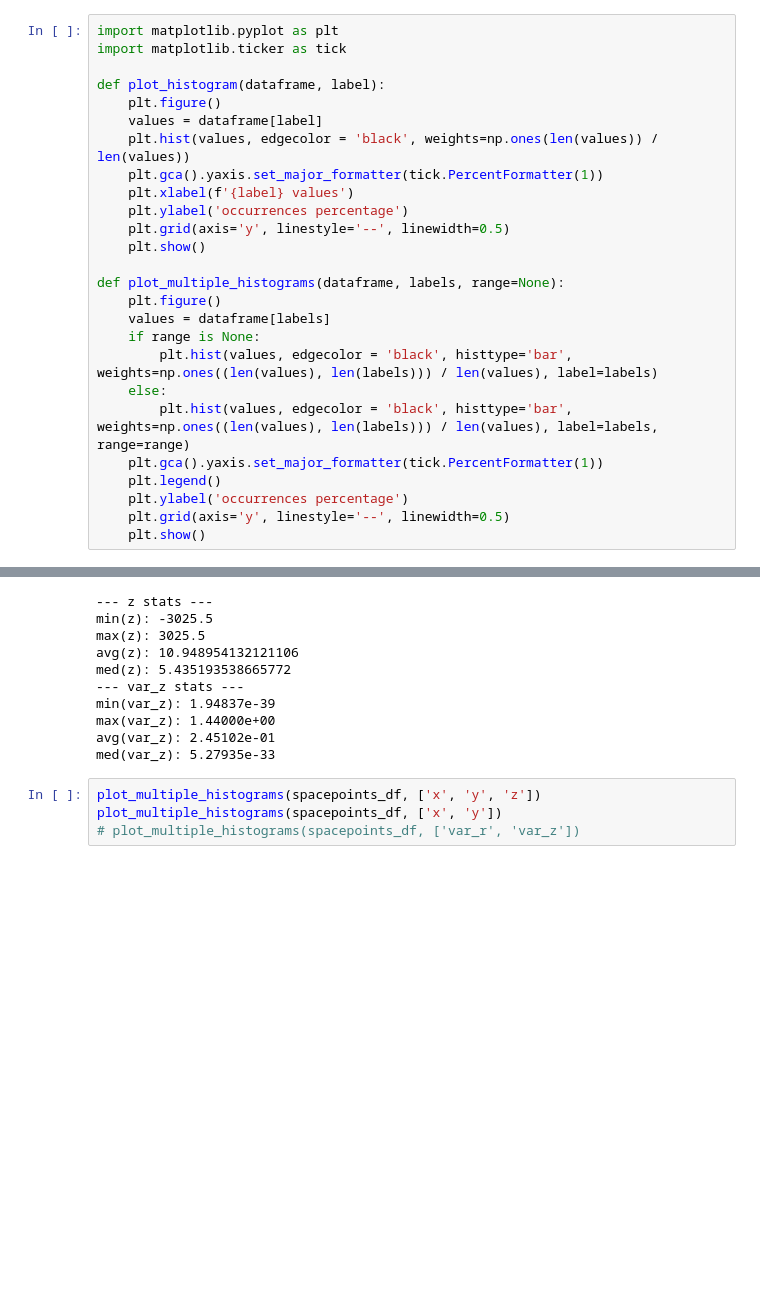
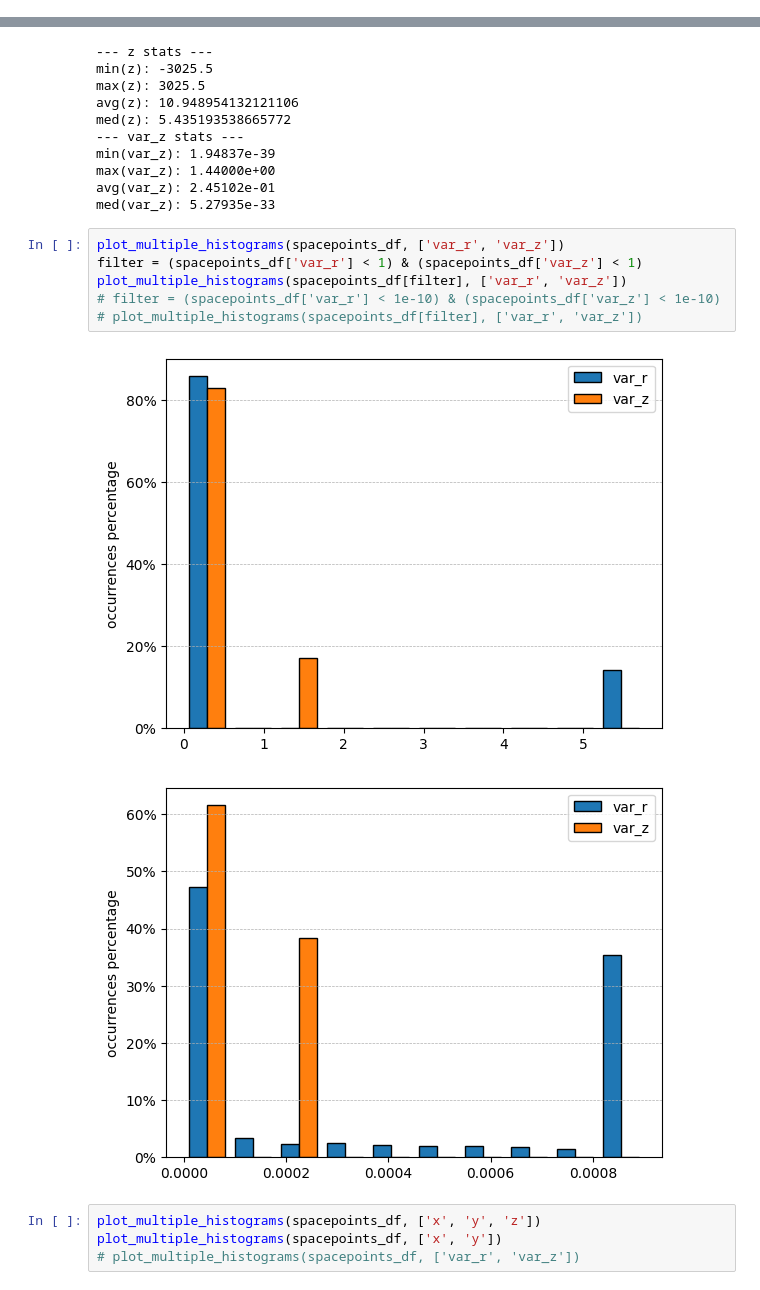
Before and after one commit to P4ndaM1x/engineering-dissertation, a Jupyter notebook: raw_data/exploration.ipynb, the cells around one changed output, grey strips where cells are left out. Cells and saved outputs as stored; diff of their text form; blank space fills up the shorter version.

```diff
--- a/raw_data/exploration.ipynb
+++ b/raw_data/exploration.ipynb
@@ -18,26 +2,0 @@ def print_basic_stats(dataframe, label, use_scientific_notation = False):
-# %%
-import matplotlib.pyplot as plt
-import matplotlib.ticker as tick
-
-def plot_histogram(dataframe, label):
-    plt.figure()
-    values = dataframe[label]
-    plt.hist(values, edgecolor = 'black', weights=np.ones(len(values)) / len(values))
-    plt.gca().yaxis.set_major_formatter(tick.PercentFormatter(1))
-    plt.xlabel(f'{label} values')
-    plt.ylabel('occurrences percentage')
-    plt.grid(axis='y', linestyle='--', linewidth=0.5)
-    plt.show()
-
-def plot_multiple_histograms(dataframe, labels, range=None):
-    plt.figure()
-    values = dataframe[labels]
-    if range is None:
-        plt.hist(values, edgecolor = 'black', histtype='bar', weights=np.ones((len(values), len(labels))) / len(values), label=labels)
-    else:
-        plt.hist(values, edgecolor = 'black', histtype='bar', weights=np.ones((len(values), len(labels))) / len(values), label=labels, range=range)
-    plt.gca().yaxis.set_major_formatter(tick.PercentFormatter(1))
-    plt.legend()
-    plt.ylabel('occurrences percentage')
-    plt.grid(axis='y', linestyle='--', linewidth=0.5)
-    plt.show()
@@ -160,6 +126,15 @@ min(var_z): 1.94837e-39
 max(var_z): 1.44000e+00
 avg(var_z): 2.45102e-01
 med(var_z): 5.27935e-33
+# %%
+plot_multiple_histograms(spacepoints_df, ['var_r', 'var_z'])
+filter = (spacepoints_df['var_r'] < 1) & (spacepoints_df['var_z'] < 1)
+plot_multiple_histograms(spacepoints_df[filter], ['var_r', 'var_z'])
+# filter = (spacepoints_df['var_r'] < 1e-10) & (spacepoints_df['var_z'] < 1e-10)
+# plot_multiple_histograms(spacepoints_df[filter], ['var_r', 'var_z'])
+# %% [output]
+[figure, added]
+[figure, added]
 # %%
 plot_multiple_histograms(spacepoints_df, ['x', 'y', 'z'])
 plot_multiple_histograms(spacepoints_df, ['x', 'y'])
```
Also changed, not shown: parts of 3 cells of this notebook, 2 other files.
